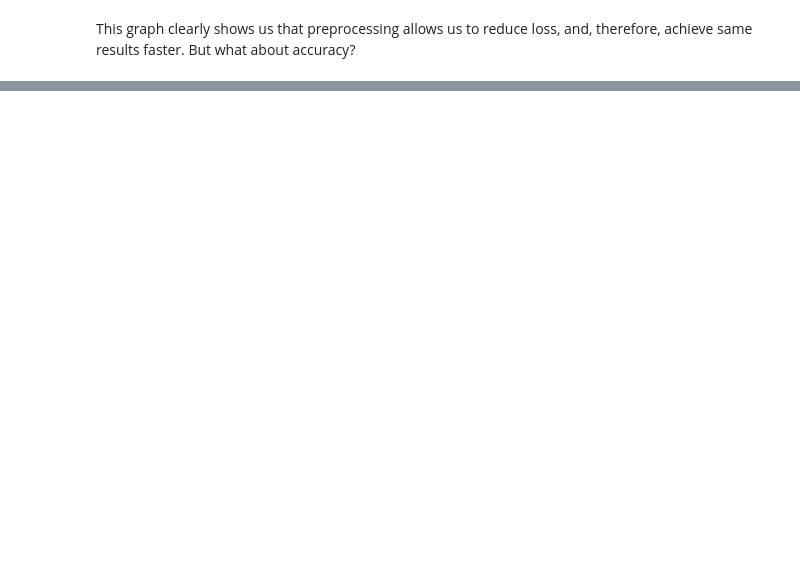
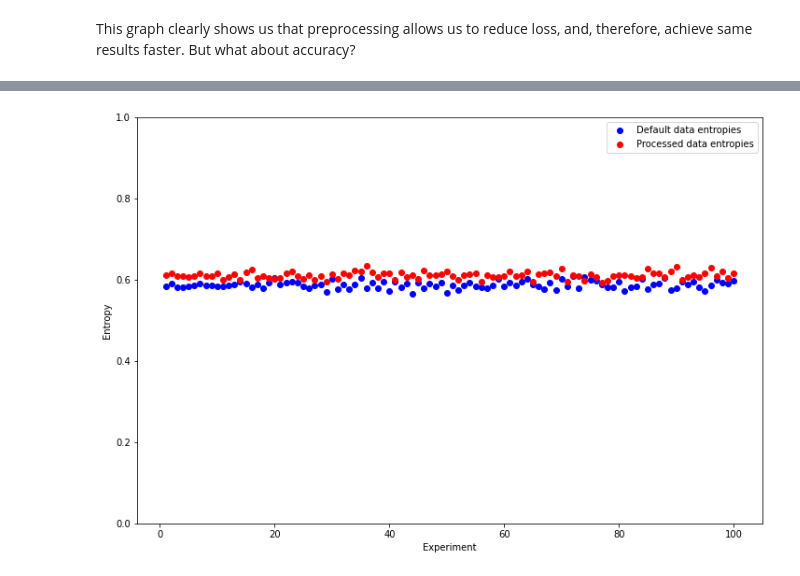
Before and after one commit to NChechulin/GNN-project, a Jupyter notebook: experiments/3clique/3clique_merge.ipynb, the cells around one changed output, grey strips where cells are left out. Drawn from its saved outputs; the diff is of its cells as text; code cells hidden in the pictures; blank space fills up the shorter version.

```diff
--- a/experiments/3clique/3clique_merge.ipynb
+++ b/experiments/3clique/3clique_merge.ipynb
@@ -240,3 +244,32 @@ plt.show()
+# %%
+import numpy as np
+
+fig, ax = plt.subplots(figsize=(12, 8))
+
+x = np.arange(1, 1 + N)
+
+ax.scatter(
+    x=x,
+    y=default_bulk_results.entropies,
+    color="blue",
+    label="Default data entropies",
+)
+ax.scatter(
+    x=x,
+    y=preprocessed_bulk_results.entropies,
+    color="red",
+    label="Processed data entropies",
+)
+
+plt.xlabel("Experiment")
+plt.ylabel("Entropy")
+
+plt.ylim((0, 1))
+
+plt.legend()
+plt.show()
+# %% [output]
+[figure, added]
 # %%
 default_bulk_results.avg_accuracy - preprocessed_bulk_results.avg_accuracy
 # %% [output]
```
Also changed, not shown: parts of 8 cells of this notebook, 4 other files.
